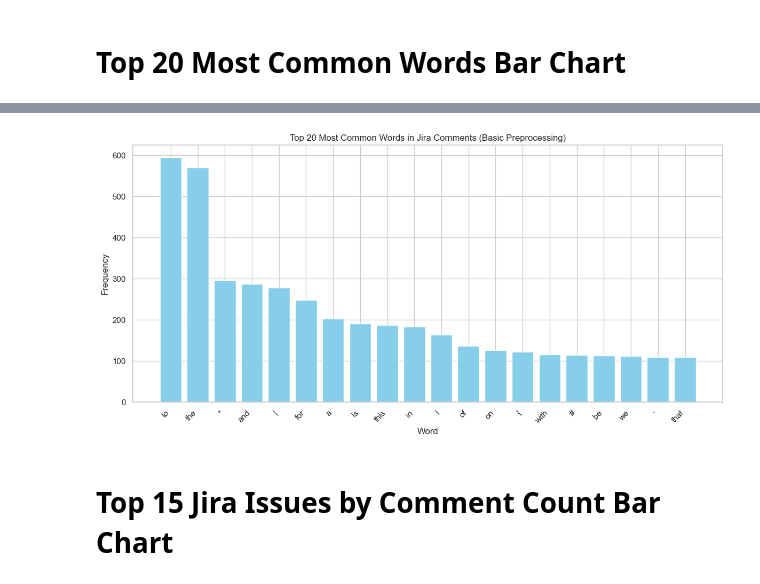
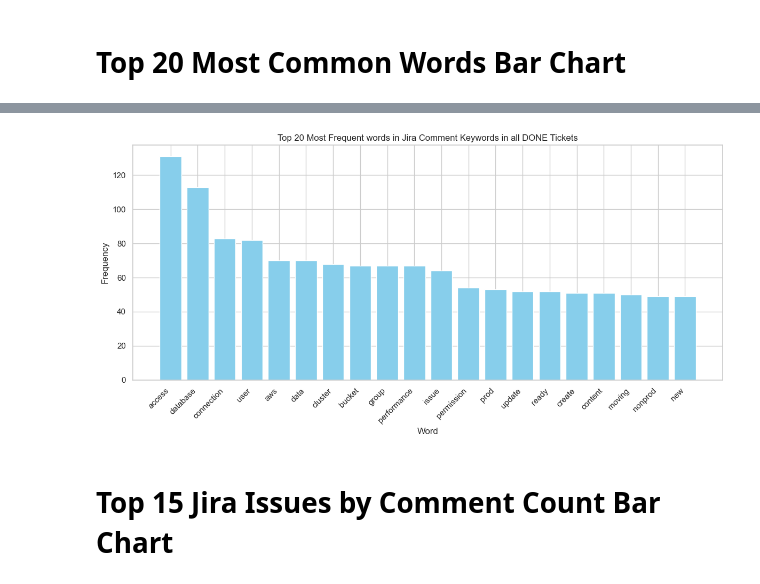
Before and after one commit to jorgeerodriguez/Jira, a Jupyter notebook: Jira.ipynb, the cells around one changed output, grey strips where cells are left out. Drawn from its saved outputs; the diff is of its cells as text; code cells hidden in the pictures.

```diff
--- a/Jira.ipynb
+++ b/Jira.ipynb
@@ -1977,6 +1983,16 @@ print(f"Total DONE issues found: {len(done_issues_list)}")
 for issue in done_issues_list:
     comments = jira.comments(issue)
     #print(len(issue.fields.summary))
+    '''
+    if hasattr(issue, "changelog") and issue.changelog:
+        #print(f"Issue {issue.key} has changelog with {len(issue.changelog.histories)} entries.")
+        for history in issue.changelog.histories:
+            #print(f"History for issue {issue.key}: {history.items}")
+            for item in history.items:
+                if item.field == 'status' and item.toString == 'Done':
+                    comments_list.append(f"Status changed to Done on {history.created} by {history.author.displayName}")
+                    issue_key_list.append(issue.key)
+    '''
     comments_list.append(issue.fields.summary)
     issue_key_list.append(issue.key)
     if comments:
@@ -2033,13 +2049,16 @@ all_comments_text = all_comments_text.replace('audacy', ' ')  # Replace 'audacy'
 all_comments_text = all_comments_text.replace('need', ' ')  # Replace 'need' with a space for better word cloud generation
 all_comments_text = all_comments_text.replace('done', ' ')  # Replace 'done' with a space for better word cloud generation
 all_comments_text = all_comments_text.replace('ticket', ' ')  # Replace 'ticket' with a space for better word cloud generation
-
+all_comments_text = all_comments_text.replace('h2', ' ')  # Replace 'h2' with a space for better word cloud generation
+all_comments_text = all_comments_text.replace('h3', ' ')  # Replace 'h3' with a space for better word cloud generation
+all_comments_text = all_comments_text.replace('index', ' ')  # Replace 'index' with a space for better word cloud generation
+all_comments_text = all_comments_text.replace('query', ' ')  # Replace 'query' with a space for better word cloud generation
 
 wordcloud = WordCloud(width=800, height=400, background_color='white').generate(all_comments_text)
 
 plt.figure(figsize=(10, 5))
 plt.imshow(wordcloud, interpolation='bilinear')
 plt.axis('off')
-plt.title('Word Cloud of Jira Comment Keywords (Basic Preprocessing)')
+plt.title('Most Frequent words in Jira Comment Keywords in all DONE Tickets', fontsize=16)
 plt.show() # Use plt.show() to display, or plt.savefig() to save
 # %% [output]
@@ -2049,26 +2133,44 @@ plt.show() # Use plt.show() to display, or plt.savefig() to save
 # %%
 import matplotlib.pyplot as plt
 from collections import Counter
 import pandas as pd
+import nltk
+from nltk.corpus import stopwords
+from nltk.stem import WordNetLemmatizer
+import string
 
 # Assuming 'all_comments_text' contains the combined preprocessed text
 # (from the 'processed_comment' column of your DataFrame)
 
-words = all_comments_text.split()
+# Download required NLTK data if not already present
+#nltk.download('punkt')
+#nltk.download('wordnet')
+#nltk.download('stopwords')
+
+lemmatizer = WordNetLemmatizer()
+stop_words = set(stopwords.words('english'))
+
+# Tokenize, lowercase, remove punctuation, remove stopwords, and lemmatize
+tokens = nltk.word_tokenize(all_comments_text)
+words = [
+    lemmatizer.lemmatize(word.lower())
+    for word in tokens
+        if word.isalpha() and word.lower() not in stop_words
+]
 most_common_words = Counter(words).most_common(20) # Top 20 words
 
 common_words_df = pd.DataFrame(most_common_words, columns=['word', 'count'])
 
 plt.figure(figsize=(12, 6))
 plt.bar(common_words_df['word'], common_words_df['count'], color='skyblue')
 plt.xlabel('Word')
 plt.ylabel('Frequency')
-plt.title('Top 20 Most Common Words in Jira Comments (Basic Preprocessing)')
+plt.title('Top 20 Most Frequent words in Jira Comment Keywords in all DONE Tickets')
 plt.xticks(rotation=45, ha='right')
 plt.tight_layout()
 plt.show() # Use plt.show() to display, or plt.savefig() to save
 # %% [output]
-[figure, old version]
+[figure, new version]
 # %% [markdown]
 # Top 15 Jira Issues by Comment Count Bar Chart
 # %%
```
Also changed, not shown: parts of 36 cells of this notebook.
